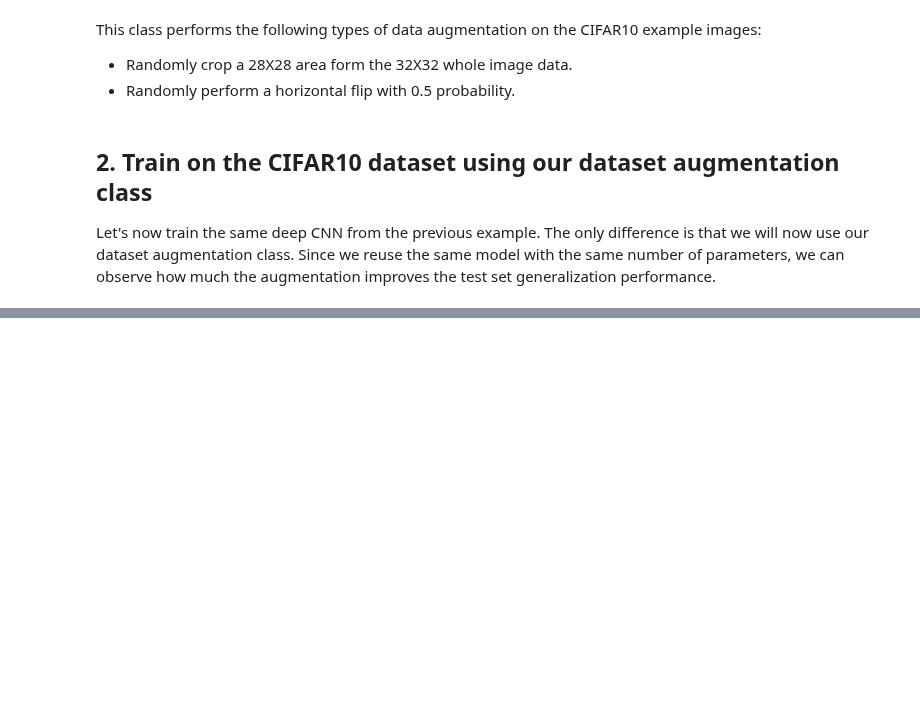
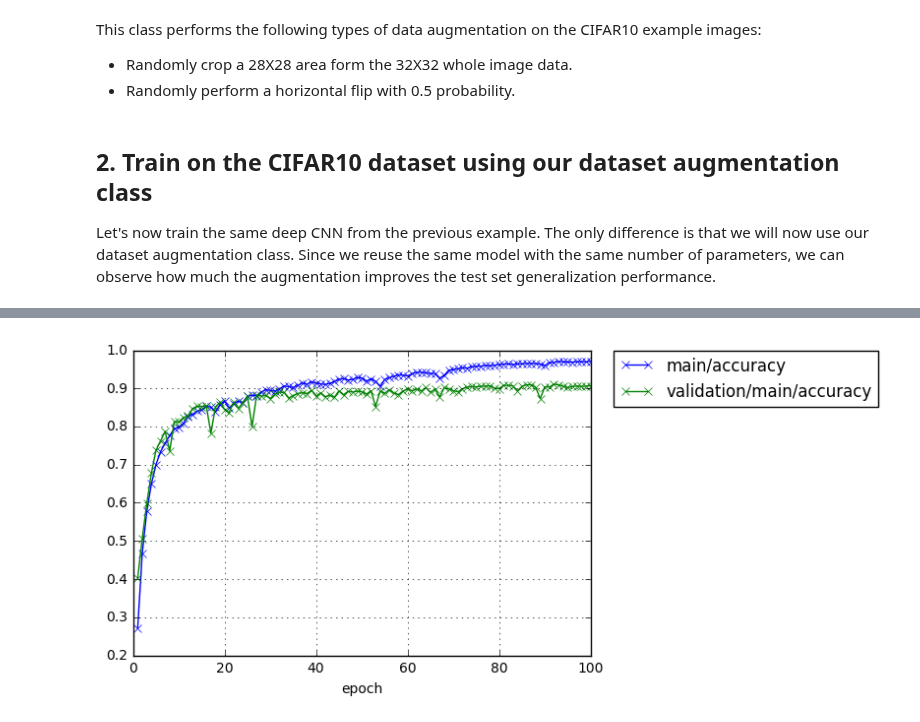
Before and after one commit to mitmul/chainer-handson, a Jupyter notebook: 4-Write-your-own-dataset-class_en.ipynb, the cells around one changed output, grey strips where cells are left out. Drawn from its saved outputs; the diff is of its cells as text; code cells hidden in the pictures; blank space fills up the shorter version.

```diff
--- a/4-Write-your-own-dataset-class_en.ipynb
+++ b/4-Write-your-own-dataset-class_en.ipynb
@@ -205,0 +200,4 @@ epoch       main/loss   main/accuracy  validation/main/loss  validation/main/acc
+# %%
+Image(filename='DeepCNN_cifar10augmented_result/accuracy.png')
+# %% [output]
+[figure, added]
```
Also changed, not shown: parts of 3 cells of this notebook, 4 other files.
